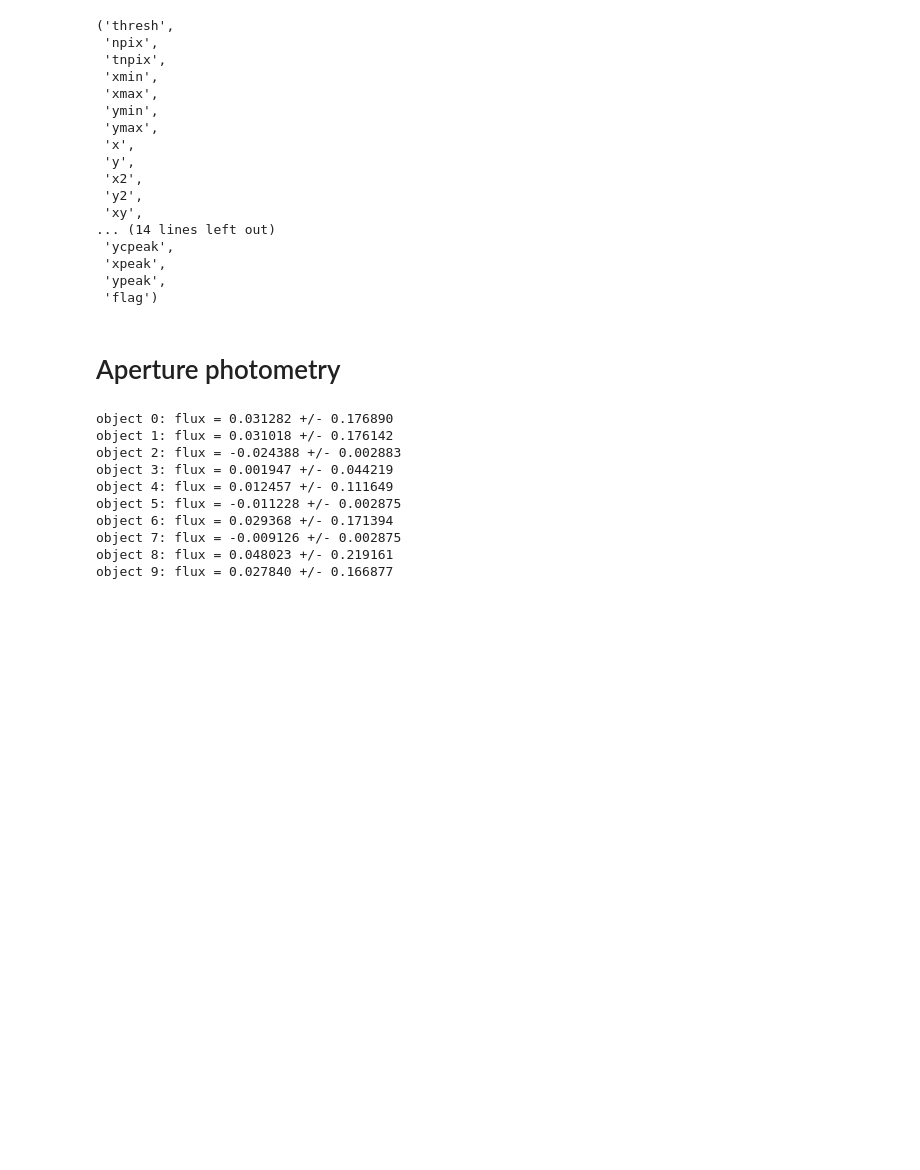
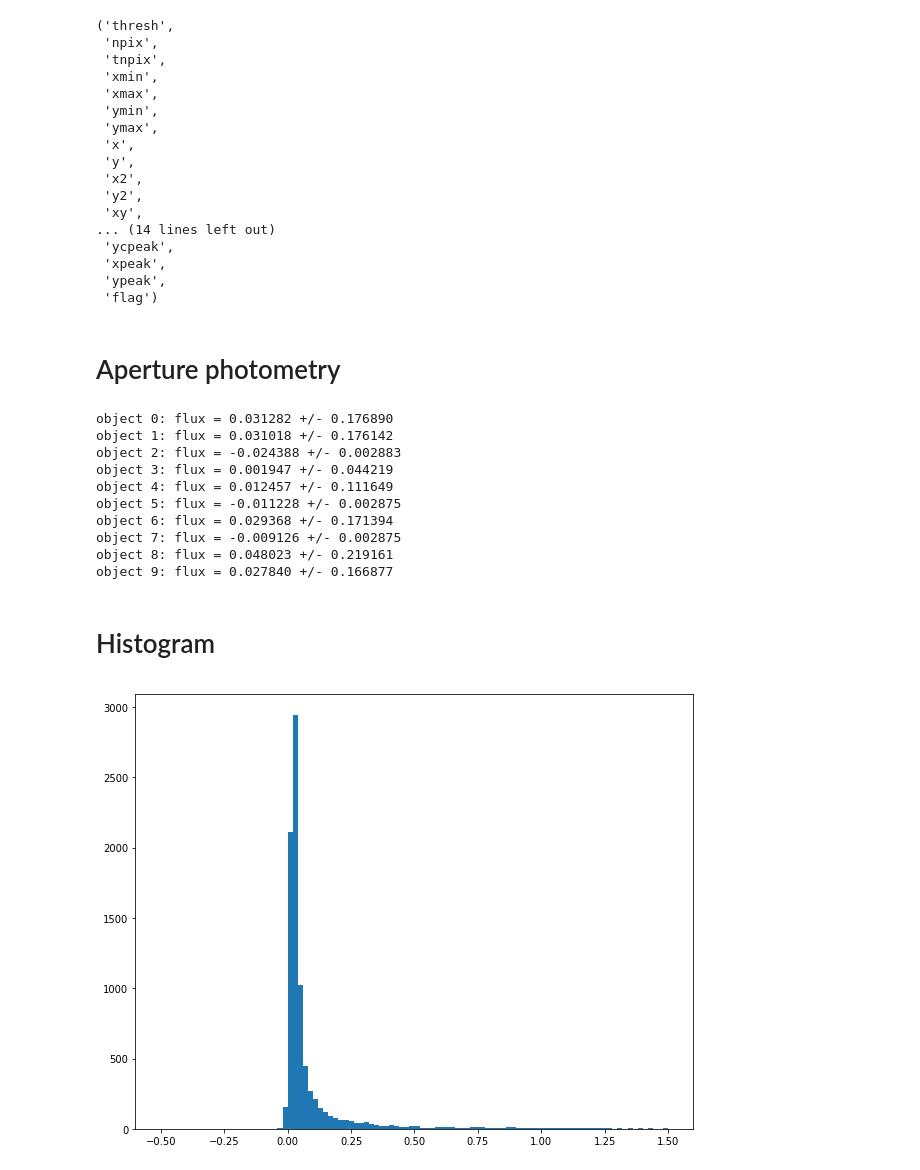
Before and after one commit to pheidler/ASTR119_FinalProject, a Jupyter notebook: astr-119-project/notebook-2 (Hubble Image)/2nd-notebook.ipynb, the cells around one changed output. Drawn from its saved outputs; the diff is of its cells as text; code cells hidden in the pictures; blank space fills up the shorter version.

```diff
--- a/astr-119-project/notebook-2 (Hubble Image)/2nd-notebook.ipynb
+++ b/astr-119-project/notebook-2 (Hubble Image)/2nd-notebook.ipynb
@@ -148,3 +148,9 @@ object 6: flux = 0.029368 +/- 0.171394
 object 7: flux = -0.009126 +/- 0.002875
 object 8: flux = 0.048023 +/- 0.219161
 object 9: flux = 0.027840 +/- 0.166877
+# %% [markdown]
+# Histogram
+# %%
+histogram = plt.hist(flux, bins=100, range=(-0.5,1.5))
+# %% [output]
+[figure, added]
```
